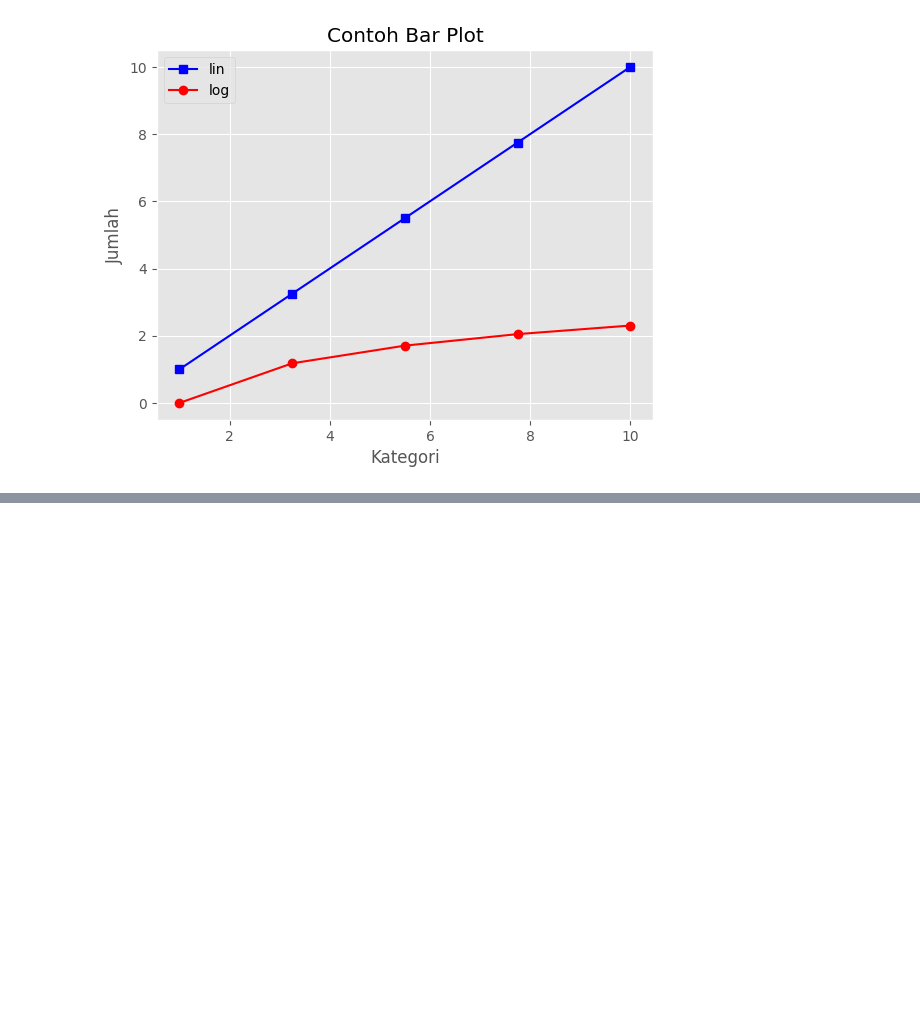
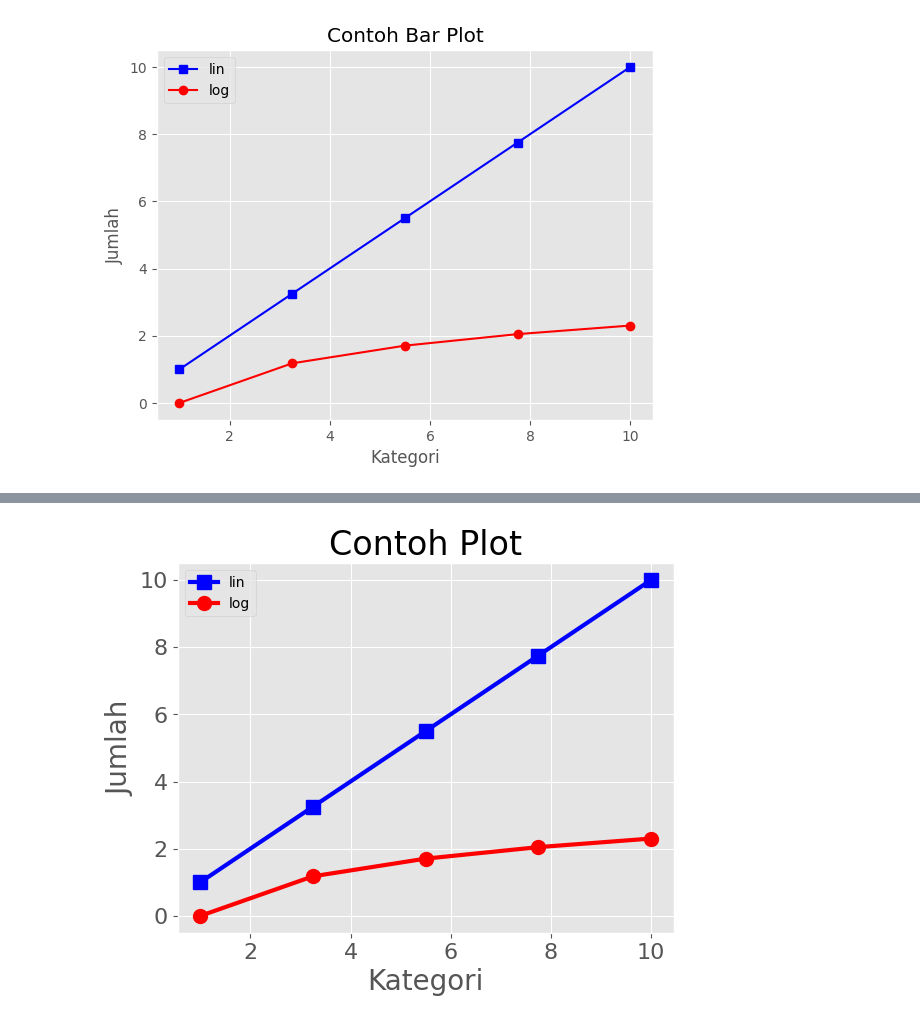
Before and after one commit to LatiefDataVisionary/matplotlib-with-indonesia-belajar, a Jupyter notebook: Matplotlib_17_|_Kustomisasi_Matplotlib_dengan_Style_Sheets.ipynb, the cells around one changed output, grey strips where cells are left out. Cells and saved outputs as stored; diff of their text form; code cells hidden in the pictures; blank space fills up the shorter version.

```diff
--- a/Matplotlib_17_|_Kustomisasi_Matplotlib_dengan_Style_Sheets.ipynb
+++ b/Matplotlib_17_|_Kustomisasi_Matplotlib_dengan_Style_Sheets.ipynb
@@ -65,0 +80,25 @@ plt.show()
+# %%
+style_ku = {
+    'axes.titlesize': 24,
+    'axes.labelsize': 20,
+    'lines.linewidth': 3,
+    'lines.markersize': 10,
+    'xtick.labelsize': 16,
+    'ytick.labelsize': 16
+}
+
+plt.rcParams.update(style_ku) # Update rcParams with the custom style
+# %%
+x = np.linspace(1, 10, 5)
+# %%
+plt.plot(x, x, 'bs-', label='lin')
+plt.plot(x, np.log(x), 'ro-', label='log')
+plt.legend()
+
+plt.xlabel('Kategori')
+plt.ylabel('Jumlah')
+plt.title('Contoh Plot')
+
+plt.show()
+# %% [output]
+[figure, added]
```
Also changed, not shown: parts of 2 cells of this notebook.
